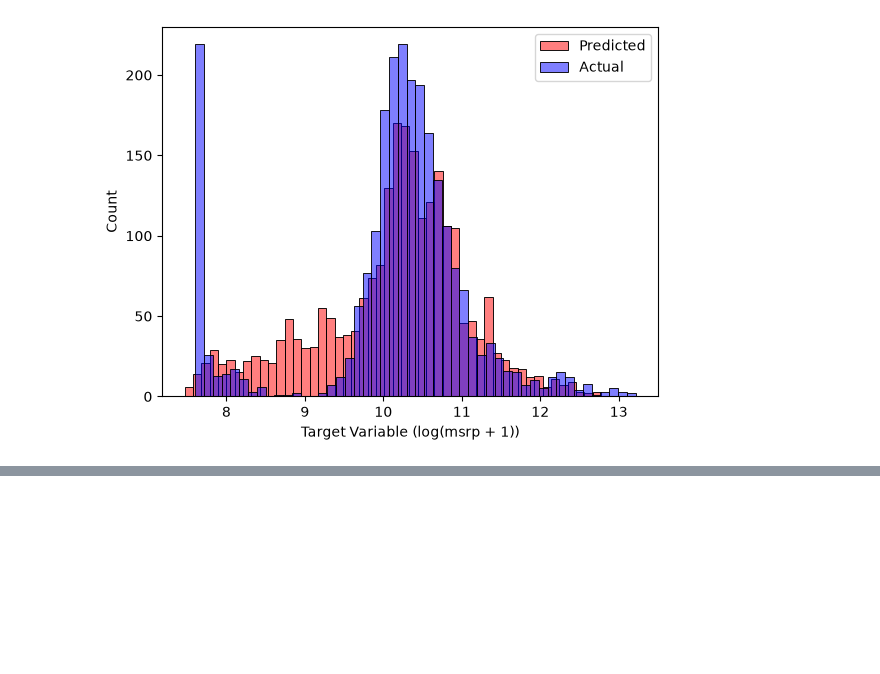
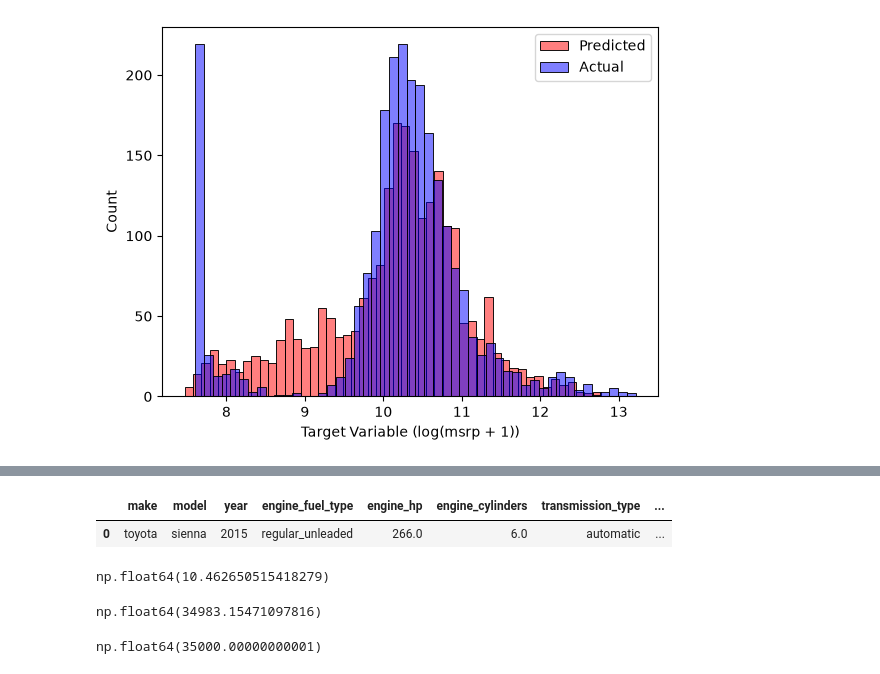
Before and after one commit to yaslitasomer/ml-zoomcamp, a Jupyter notebook: 02-regression/ml_regression.ipynb, the cells around one changed output, grey strips where cells are left out. Saved outputs shown, nothing was run; the diff lists cells and outputs as text; code cells hidden in the pictures; blank space fills up the shorter version.

```diff
--- a/02-regression/ml_regression.ipynb
+++ b/02-regression/ml_regression.ipynb
@@ -510,0 +898,3 @@ plt.legend(["Predicted", "Actual"])
+# %%
+car = df_test.iloc[20].to_dict() # Get the 10th row of the test set as a dictionary to use as input for the prediction
+car
@@ -510,0 +917,22 @@ plt.legend(["Predicted", "Actual"])
+# %%
+df_small = pd.DataFrame([car]) # Create a new dataframe with the single row of data to use as input for the prediction
+df_small
+# %% [output]
+|  | make | model | year | engine_fuel_type | engine_hp | engine_cylinders | transmission_type | ... |
+| 0 | toyota | sienna | 2015 | regular_unleaded | 266.0 | 6.0 | automatic | ... |
+# %%
+X_small = prepare_X(df_small)
+
+y_pred = wo + np.dot(X_small, w) # Predict the target variable for the single row of data using the trained model
+y_pred = y_pred[0] # Get the first element of the predicted value, because the output of the dot product is a 1D array with a single element
+y_pred
+# %% [output]
+np.float64(10.462650515418279)
+# %%
+np.expm1(y_pred) # Reverse the log1p transformation to get the predicted MSRP value for the single row of data
+# %% [output]
+np.float64(34983.15471097816)
+# %%
+np.expm1(y_test[20])
+# %% [output]
+np.float64(35000.00000000001)
```
Also changed, not shown: parts of 34 cells of this notebook.
